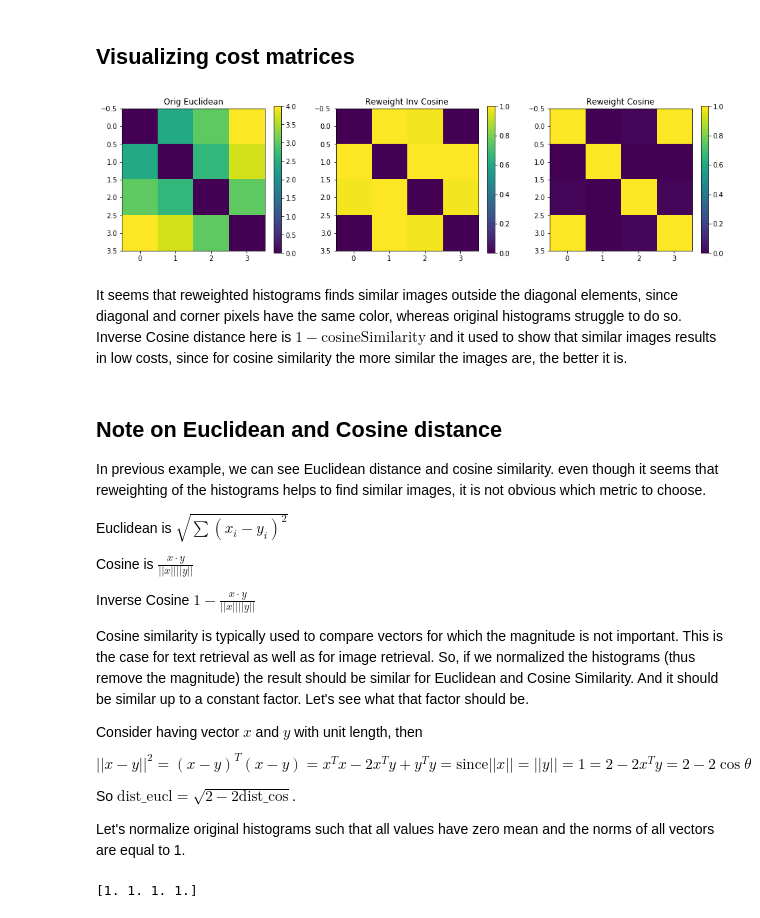
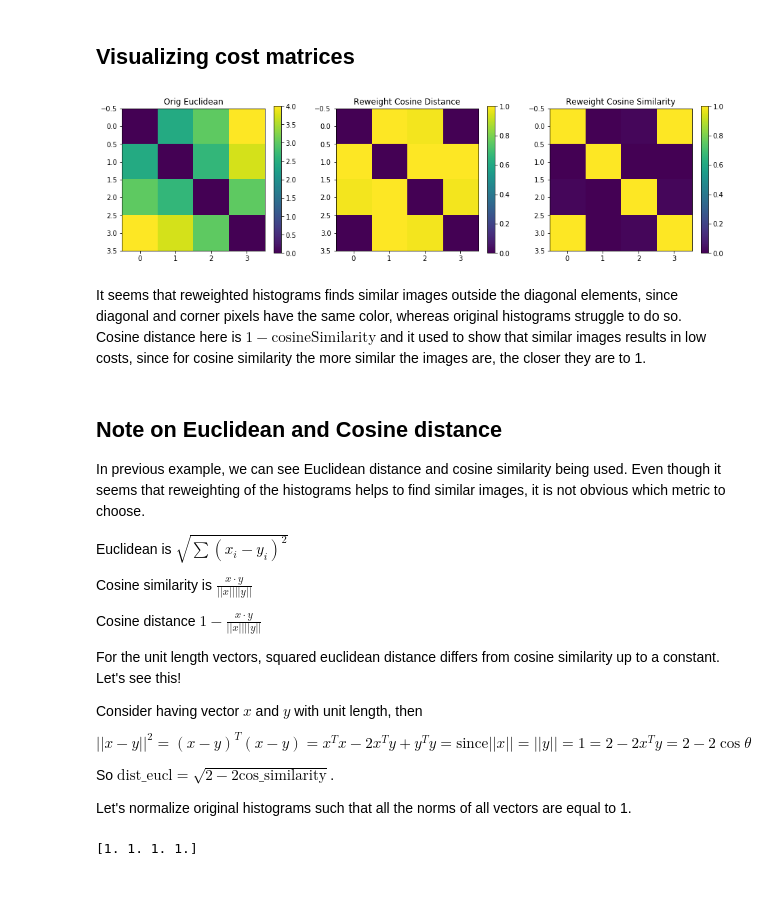
Before and after one commit to ovysotska/in_simple_english, a Jupyter notebook: bag_of_visual_words.ipynb, the cells around one changed output. Saved outputs shown, nothing was run; the diff lists cells and outputs as text; code cells hidden in the pictures; blank space fills up the shorter version.

```diff
--- a/bag_of_visual_words.ipynb
+++ b/bag_of_visual_words.ipynb
@@ -81,36 +84,37 @@ weighted_hist = np.array([ [0,0.07,0,0,0],
 # %%
 cm_eucl, cm_cos = compute_cost_matrices(histograms)
 cm_eucl_w, cm_cos_w = compute_cost_matrices(weighted_hist)
 
 
 fig, ax = plt.subplots(1,3, figsize=(16,4));
 
 plotCostMatrix(ax[0], cm_eucl, "Orig Euclidean")
-plotCostMatrix(ax[1], 1- cm_cos_w, "Reweight Inv Cosine")
-plotCostMatrix(ax[2], cm_cos_w, "Reweight Cosine")
+plotCostMatrix(ax[1], 1- cm_cos_w, "Reweight Cosine Distance")
+plotCostMatrix(ax[2], cm_cos_w, "Reweight Cosine Similarity")
 # %% [output]
-[figure, old version]
+[figure, new version]
 # %% [markdown]
-It seems that reweighted histograms finds similar images outside the diagonal elements, since diagonal and corner pixels have the same color, whereas original histograms struggle to do so. Inverse Cosine distance here is $1- \mathrm{cosineSimilarity}$ and it used to show that similar images results in low costs, since for cosine similarity the more similar the images are, the better it is.
+It seems that reweighted histograms finds similar images outside the diagonal elements, since diagonal and corner pixels have the same color, whereas original histograms struggle to do so. Cosine distance here is $1- \mathrm{cosineSimilarity}$ and it used to show that similar images results in low costs, since for cosine similarity the more similar the images are, the closer they are to 1.
 # %% [markdown]
 ## Note on Euclidean and Cosine distance
-In previous example, we can see Euclidean distance and cosine similarity.
-even though it seems that reweighting of the histograms helps to find similar images, it is not obvious which metric to choose.
+In previous example, we can see Euclidean distance and cosine similarity being used.
+Even though it seems that reweighting of the histograms helps to find similar images, it is not obvious which metric to choose.
 
 Euclidean is $ \sqrt{\sum (x_i -y_i)^2}$
 
-Cosine is $ \frac{x\cdot y}{||x|| ||y||}$
+Cosine similarity is $ \frac{x\cdot y}{||x|| ||y||}$
 
-Inverse Cosine $ 1 -\frac{x\cdot y}{||x|| ||y||}$
+Cosine distance $ 1 -\frac{x\cdot y}{||x|| ||y||}$
 
-Cosine similarity is typically used to compare vectors for which the magnitude is not important. This is the case for text retrieval as well as for image retrieval. So, if we normalized the histograms (thus remove the magnitude) the result should be similar for Euclidean and Cosine Similarity. And it should be similar up to a constant factor. Let's see what that factor should be.
+
+For the unit length vectors, squared euclidean distance differs from cosine similarity up to a constant. Let's see this!
 
 Consider having vector $x$ and $y$ with unit length, then
 $$
 ||x-y||^2 = (x-y)^T(x-y) = x^Tx - 2x^Ty + y^Ty = \mathrm{since} ||x||=||y||=1 = 2- 2x^Ty = 2-2\cos\theta
 $$
 
-So $\mathrm{dist\_eucl} = \sqrt{2 - 2\mathrm{dist\_cos}}$.
+So $\mathrm{dist\_eucl} = \sqrt{2 - 2\mathrm{cos\_similarity}}$.
 
-Let's normalize original histograms such that all values have zero mean and  the norms of all vectors are equal to 1.
+Let's normalize original histograms such that all the norms of all vectors are equal to 1.
 # %%
```
Also changed, not shown: parts of 9 cells of this notebook, 1 other file.
